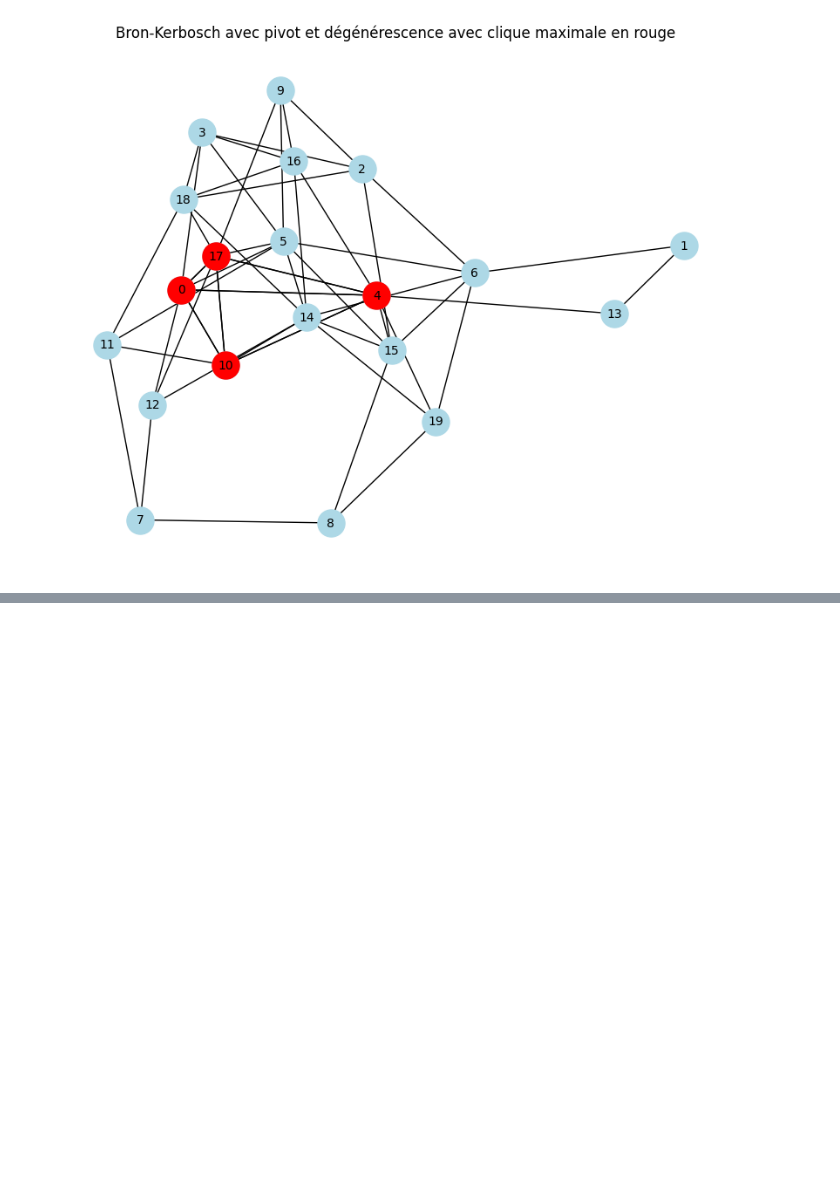
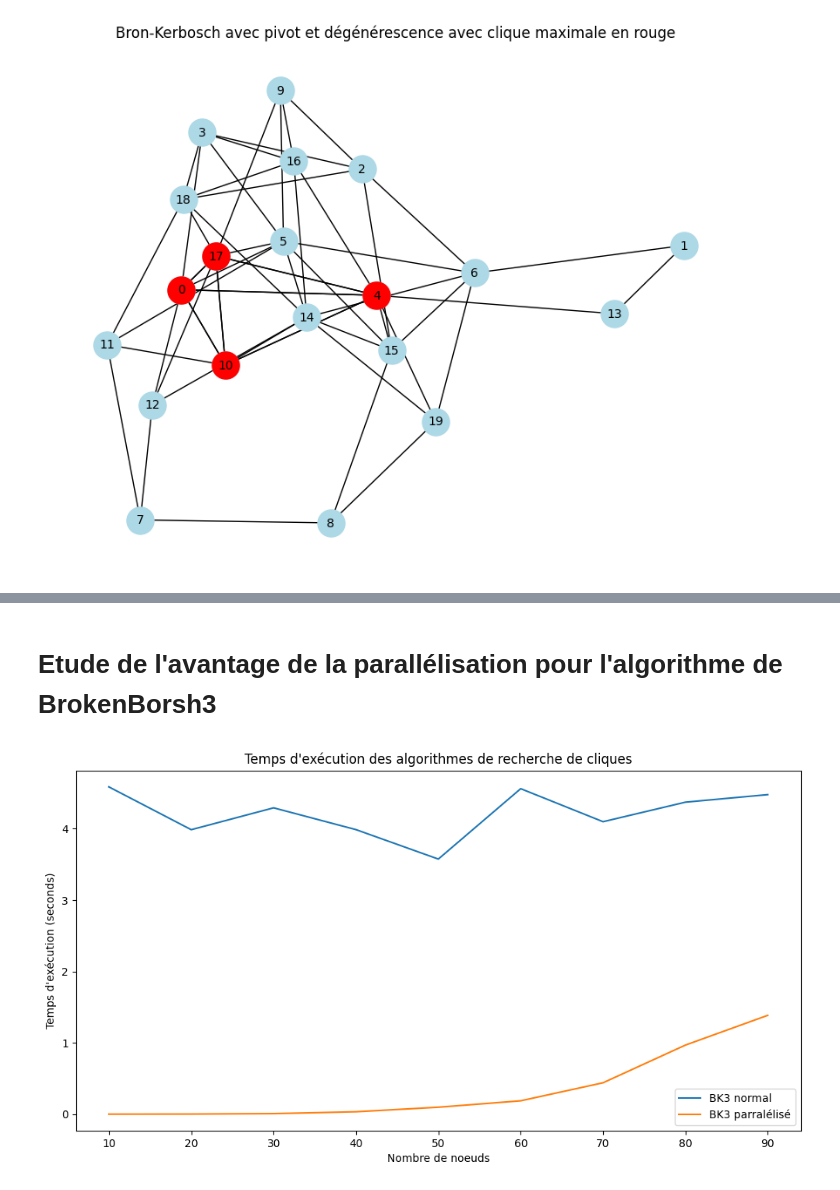
Before and after one commit to Reyane141101/vlg, a Jupyter notebook: tp2_et_3_final.ipynb, the cells around one changed output, grey strips where cells are left out. Saved outputs shown, nothing was run; the diff lists cells and outputs as text; code cells hidden in the pictures; blank space fills up the shorter version.

```diff
--- a/tp2_et_3_final.ipynb
+++ b/tp2_et_3_final.ipynb
@@ -472,0 +566,2 @@ Dans l'ensemble, les résultats du graphique montrent que les algorithmes BK ave
+# %% [markdown]
+# Etude de l'avantage de la parallélisation pour l'algorithme de BrokenBorsh3
@@ -472,0 +600,28 @@ Dans l'ensemble, les résultats du graphique montrent que les algorithmes BK ave
+# %%
+graph_sizes = [i for i in range(10, 100, 10)]
+
+bk3_normal_times = []
+bk3_parallel_times = []
+
+for n in graph_sizes:
+    graph = nx.erdos_renyi_graph(n, 0.5)
+
+    start_time = time.time()
+    bron_kerbosch3_spark(graph)
+    bk3_normal_times.append(time.time() - start_time)
+
+    start_time = time.time()
+    bron_kerbosch3(graph)
+    bk3_parallel_times.append(time.time() - start_time)
+
+
+plt.figure(figsize=(12, 6))
+plt.plot(graph_sizes, bk3_normal_times, label='BK3 normal')
+plt.plot(graph_sizes, bk3_parallel_times, label='BK3 parralélisé')
+plt.xlabel('Nombre de noeuds')
+plt.ylabel('Temps d\'exécution (seconds)')
+plt.title('Temps d\'exécution des algorithmes de recherche de cliques')
+plt.legend()
+plt.show()
+# %% [output]
+[figure, added]
```
Also changed, not shown: parts of 9 cells of this notebook.
